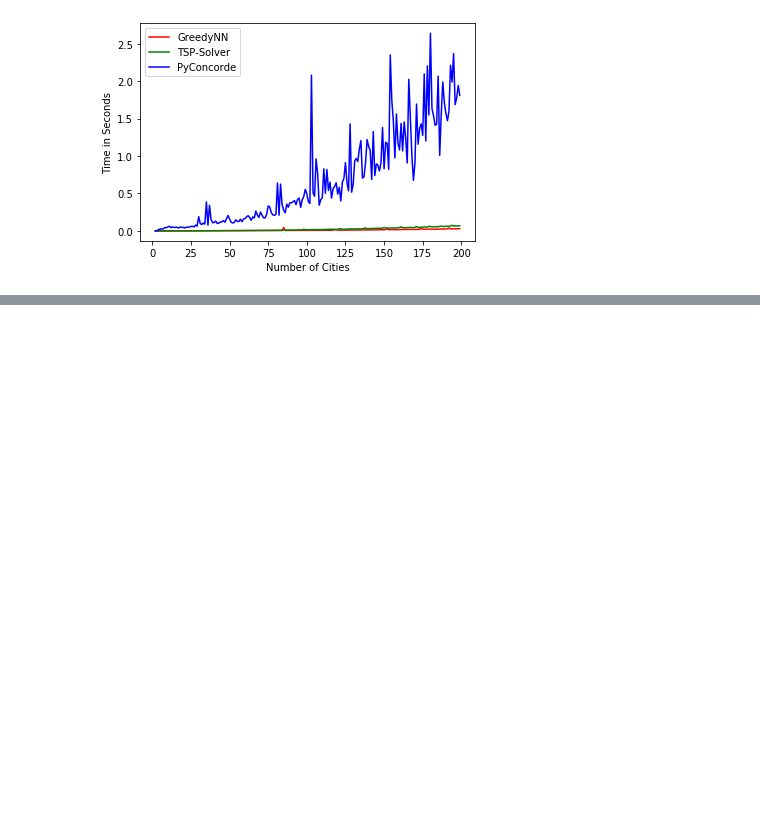
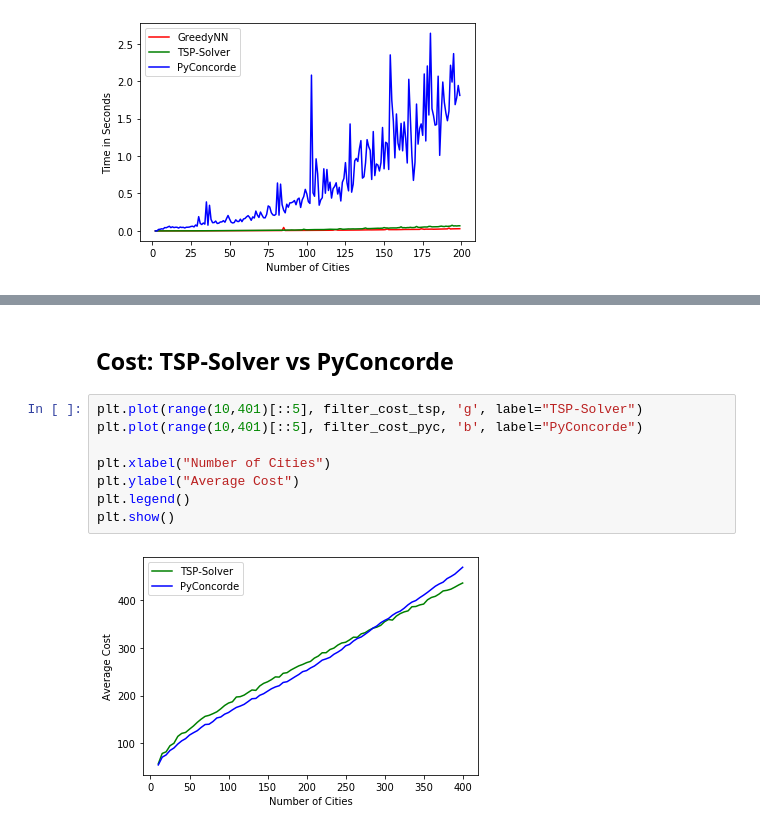
Before and after one commit to sareenv/Travelling-Sales-Man, a Jupyter notebook: visualization.ipynb, the cells around one changed output, grey strips where cells are left out. Drawn from its saved outputs; the diff is of its cells as text; blank space fills up the shorter version.

```diff
--- a/visualization.ipynb
+++ b/visualization.ipynb
@@ -372,0 +461,12 @@ plt.show()
+# %% [markdown]
+## Cost: TSP-Solver vs PyConcorde
+# %%
+plt.plot(range(10,401)[::5], filter_cost_tsp, 'g', label="TSP-Solver")
+plt.plot(range(10,401)[::5], filter_cost_pyc, 'b', label="PyConcorde")
+
+plt.xlabel("Number of Cities")
+plt.ylabel("Average Cost")
+plt.legend()
+plt.show()
+# %% [output]
+[figure, added]
```
Also changed, not shown: parts of 15 cells of this notebook.
